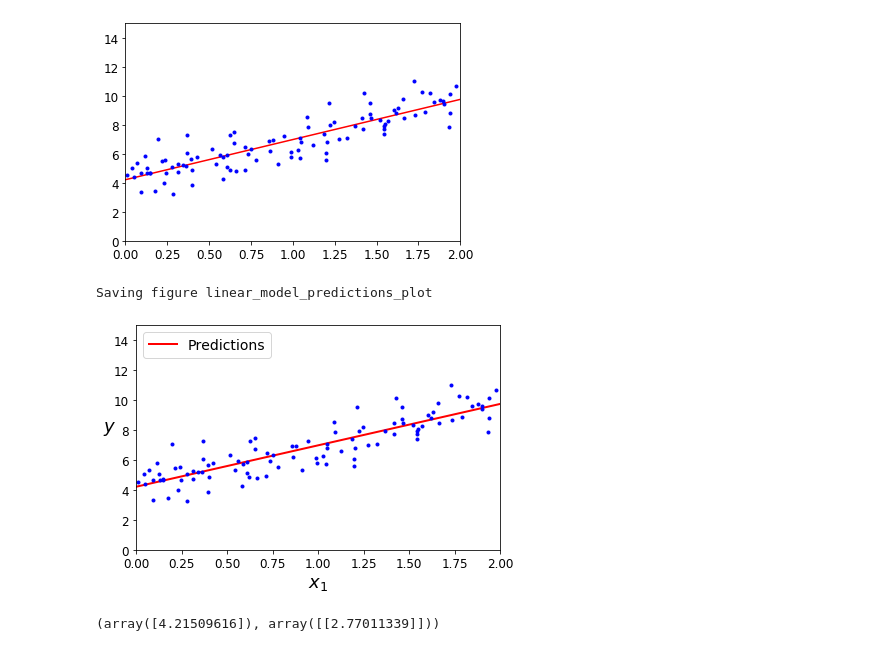
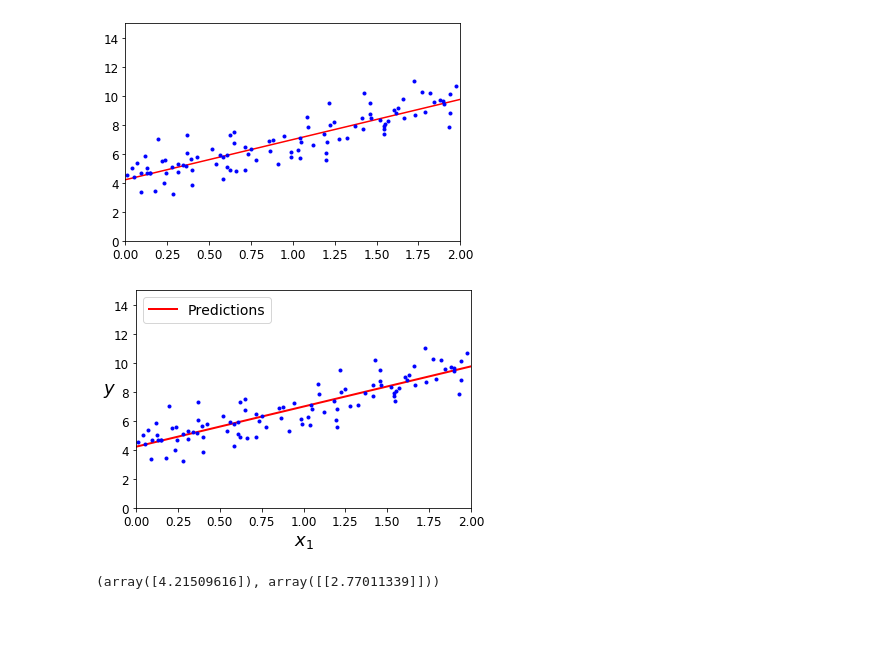
Before and after one commit to cloudxlab/iitr-deep-learning-spl-tf2, a Jupyter notebook: machine_learning_algorithms.ipynb, the cells around one changed output. Saved outputs shown, nothing was run; the diff lists cells and outputs as text; code cells hidden in the pictures; blank space fills up the shorter version.

```diff
--- a/machine_learning_algorithms.ipynb
+++ b/machine_learning_algorithms.ipynb
@@ -82,15 +84,13 @@ plt.show()
 # %%
 plt.plot(X_new, y_predict, "r-", linewidth=2, label="Predictions")
 plt.plot(X, y, "b.")
 plt.xlabel("$x_1$", fontsize=18)
 plt.ylabel("$y$", rotation=0, fontsize=18)
 plt.legend(loc="upper left", fontsize=14)
 plt.axis([0, 2, 0, 15])
-save_fig("linear_model_predictions_plot")
 plt.show()
 # %% [output]
-Saving figure linear_model_predictions_plot
-[figure, old version]
+[figure, new version]
 # %%
 from sklearn.linear_model import LinearRegression
 
```
Also changed, not shown: parts of 28 cells of this notebook, 1 other file.
